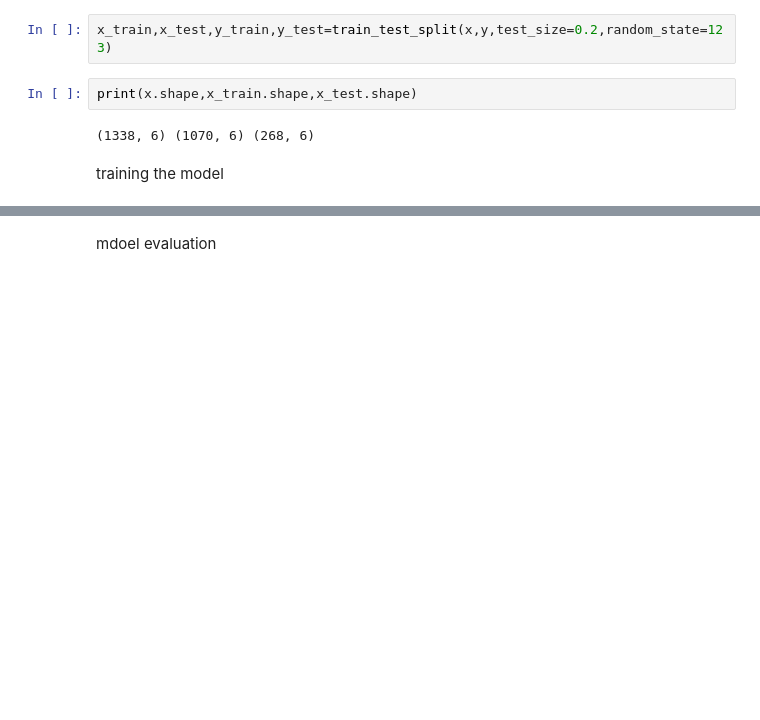
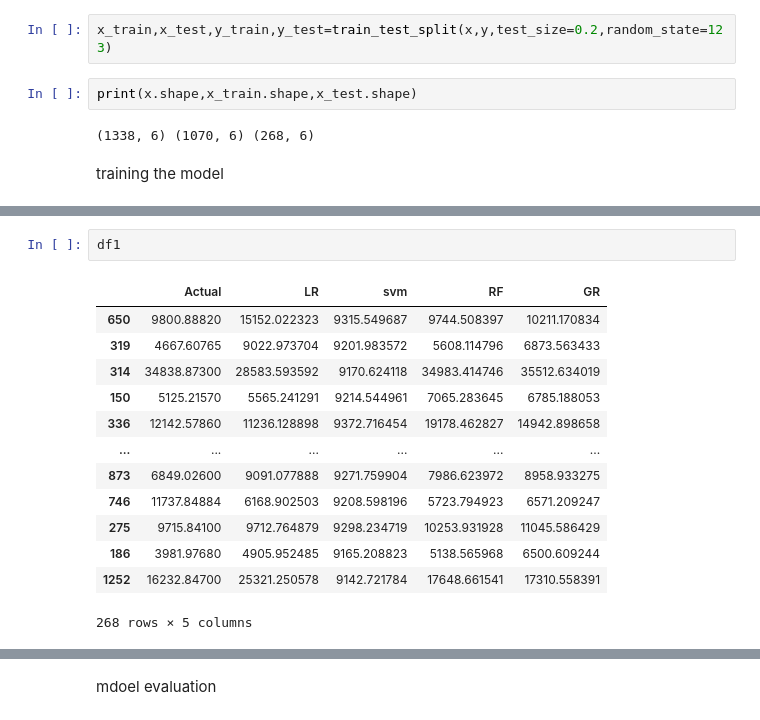
Before and after one commit to DevSijariya/Medical_Insurance_Cost_Identification, a Jupyter notebook: medical_insurance_cost_prediction.ipynb, the cells around one changed output, grey strips where cells are left out. Saved outputs shown, nothing was run; the diff lists cells and outputs as text; blank space fills up the shorter version.

```diff
--- a/medical_insurance_cost_prediction.ipynb
+++ b/medical_insurance_cost_prediction.ipynb
@@ -284,0 +302,16 @@ LinearRegression()
+# %%
+df1
+# %% [output]
+|  | Actual | LR | svm | RF | GR |
+| 650 | 9800.88820 | 15152.022323 | 9315.549687 | 9744.508397 | 10211.170834 |
+| 319 | 4667.60765 | 9022.973704 | 9201.983572 | 5608.114796 | 6873.563433 |
+| 314 | 34838.87300 | 28583.593592 | 9170.624118 | 34983.414746 | 35512.634019 |
+| 150 | 5125.21570 | 5565.241291 | 9214.544961 | 7065.283645 | 6785.188053 |
+| 336 | 12142.57860 | 11236.128898 | 9372.716454 | 19178.462827 | 14942.898658 |
+| ... | ... | ... | ... | ... | ... |
+| 873 | 6849.02600 | 9091.077888 | 9271.759904 | 7986.623972 | 8958.933275 |
+| 746 | 11737.84884 | 6168.902503 | 9208.598196 | 5723.794923 | 6571.209247 |
+| 275 | 9715.84100 | 9712.764879 | 9298.234719 | 10253.931928 | 11045.586429 |
+| 186 | 3981.97680 | 4905.952485 | 9165.208823 | 5138.565968 | 6500.609244 |
+| 1252 | 16232.84700 | 25321.250578 | 9142.721784 | 17648.661541 | 17310.558391 |
+268 rows × 5 columns
```
Also changed, not shown: parts of 24 cells of this notebook.
